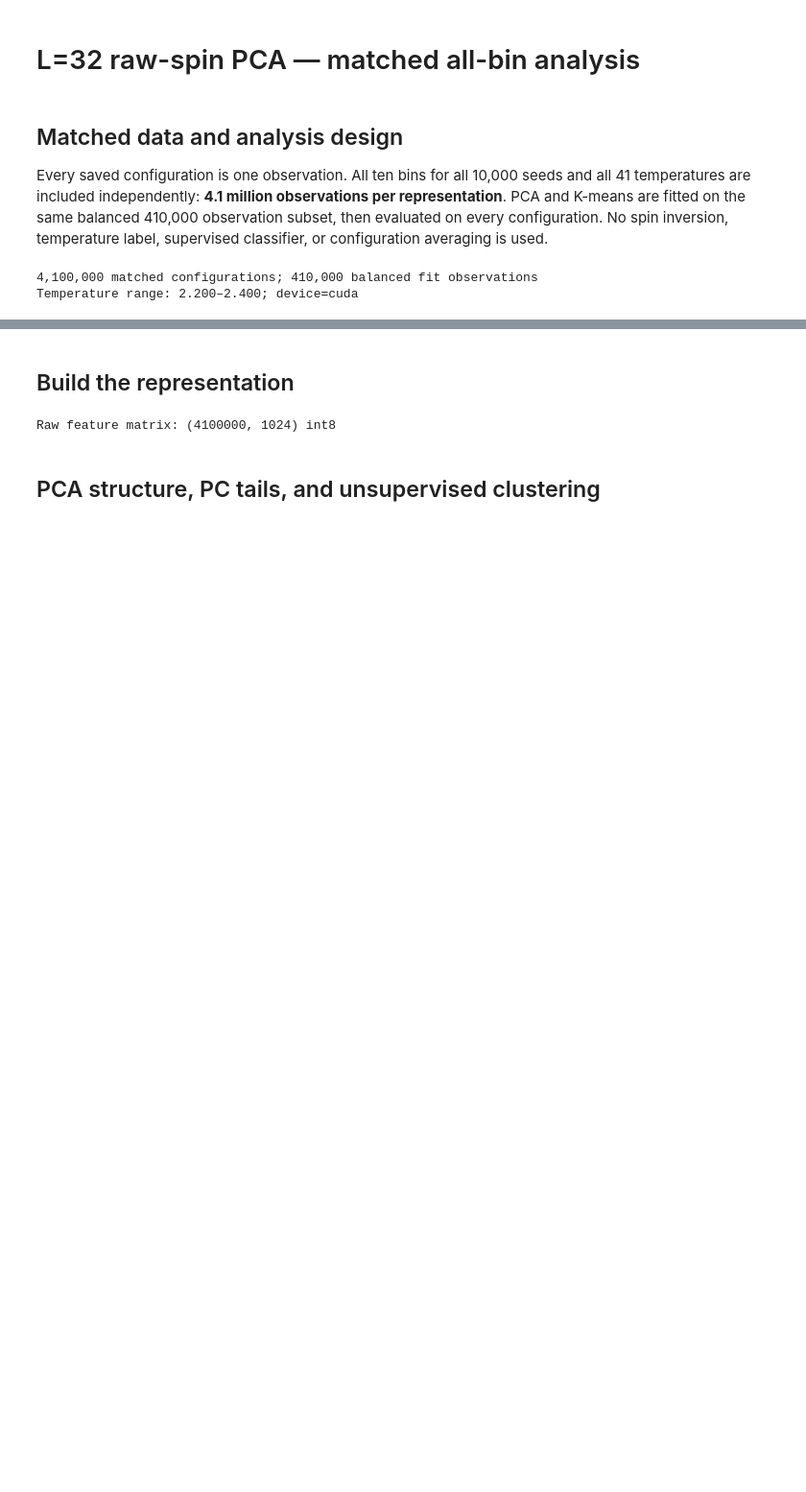
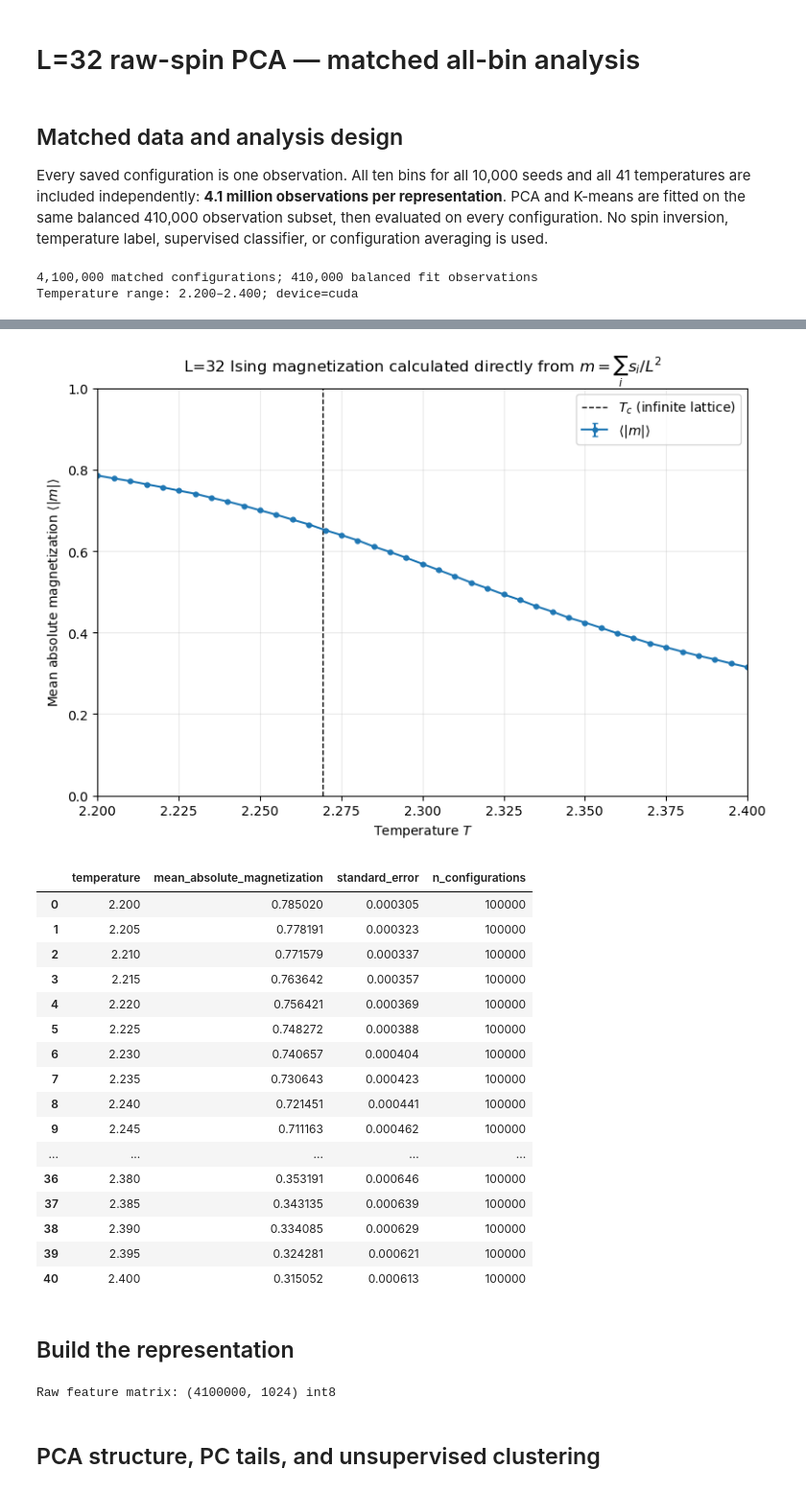
Before and after one commit to lledson425/Summer25, a Jupyter notebook: notebooks/ising/ising32_raw_pca_analysis.ipynb, the cells around one changed output, grey strips where cells are left out. Shown at 96% size. Drawn from its saved outputs; the diff is of its cells as text; code cells hidden in the pictures; blank space fills up the shorter version.

Commit message:
Add magnetization plots to L32 analyses

```diff
--- a/notebooks/ising/ising32_raw_pca_analysis.ipynb
+++ b/notebooks/ising/ising32_raw_pca_analysis.ipynb
@@ -74,3 +84,75 @@ Temperature range: 2.200–2.400; device=cuda
+# %%
+# signed_magnetization was calculated directly from all_spins by summing over L^2 sites.
+magnetization_rows = []
+for temperature in TEMPERATURES:
+    values = np.abs(signed_magnetization[configuration_temperatures == temperature])
+    magnetization_rows.append({
+        "temperature": temperature,
+        "mean_absolute_magnetization": float(values.mean()),
+        "standard_error": float(values.std(ddof=1) / np.sqrt(len(values))),
+        "n_configurations": int(len(values)),
+    })
+
+magnetization_table = pd.DataFrame(magnetization_rows)
+magnetization_table.to_csv(
+    OUTPUT_ROOT / "ising32_all_bins_absolute_magnetization.csv", index=False
+)
+
+fig, ax = plt.subplots(figsize=(8, 5.5))
+ax.errorbar(
+    magnetization_table.temperature,
+    magnetization_table.mean_absolute_magnetization,
+    yerr=magnetization_table.standard_error,
+    fmt="o-",
+    markersize=3.5,
+    linewidth=1.5,
+    capsize=2,
+    label=r"$\langle |m| \rangle$",
+)
+ax.axvline(
+    TC,
+    color="black",
+    linestyle="--",
+    linewidth=1,
+    label=r"$T_c$ (infinite lattice)",
+)
+ax.set(
+    xlabel="Temperature $T$",
+    ylabel=r"Mean absolute magnetization $\langle |m| \rangle$",
+    title=r"L=32 Ising magnetization calculated directly from $m=\sum_i s_i/L^2$",
+    xlim=(TEMPERATURES.min(), TEMPERATURES.max()),
+    ylim=(0, 1),
+)
+ax.grid(alpha=0.25)
+ax.legend()
+fig.tight_layout()
+fig.savefig(
+    OUTPUT_ROOT / "ising32_all_bins_absolute_magnetization.png",
+    dpi=250,
+    bbox_inches="tight",
+)
+plt.show()
+plt.close(fig)
+magnetization_table
+# %% [output]
+[figure, added]
+|  | temperature | mean_absolute_magnetization | standard_error | n_configurations |
+| 0 | 2.200 | 0.785020 | 0.000305 | 100000 |
+| 1 | 2.205 | 0.778191 | 0.000323 | 100000 |
+| 2 | 2.210 | 0.771579 | 0.000337 | 100000 |
+| 3 | 2.215 | 0.763642 | 0.000357 | 100000 |
+| 4 | 2.220 | 0.756421 | 0.000369 | 100000 |
+| 5 | 2.225 | 0.748272 | 0.000388 | 100000 |
+| 6 | 2.230 | 0.740657 | 0.000404 | 100000 |
+| 7 | 2.235 | 0.730643 | 0.000423 | 100000 |
+| 8 | 2.240 | 0.721451 | 0.000441 | 100000 |
+| 9 | 2.245 | 0.711163 | 0.000462 | 100000 |
+| ... | ... | ... | ... | ... |
+| 36 | 2.380 | 0.353191 | 0.000646 | 100000 |
+| 37 | 2.385 | 0.343135 | 0.000639 | 100000 |
+| 38 | 2.390 | 0.334085 | 0.000629 | 100000 |
+| 39 | 2.395 | 0.324281 | 0.000621 | 100000 |
+| 40 | 2.400 | 0.315052 | 0.000613 | 100000 |
 # %%
 DEVICE = torch.device("cuda" if torch.cuda.is_available() else "cpu")
 
```
Also changed, not shown: parts of 1 cell of this notebook, 1 other file.
